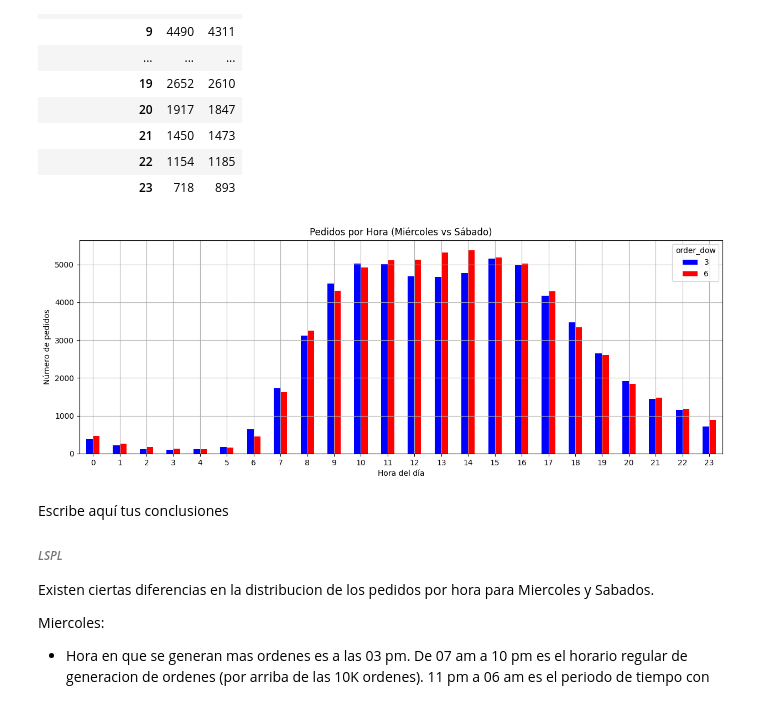
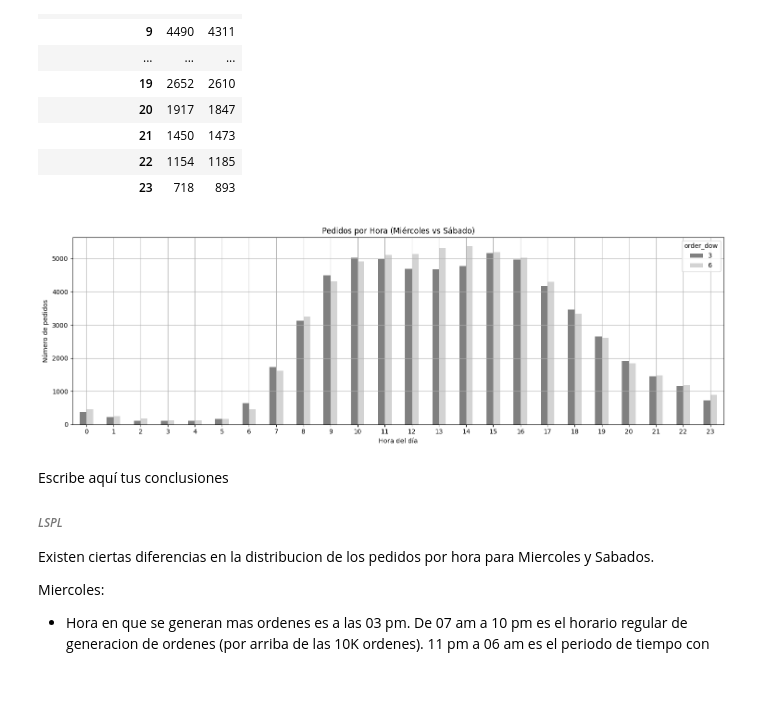
Before and after one commit to LuisPastranaLemus/Python-Github_VENV, a Jupyter notebook: TripleTen/Project_Sprint4/Project_Sprint4.ipynb, the cells around one changed output. Saved outputs shown, nothing was run; the diff lists cells and outputs as text; code cells hidden in the pictures.

```diff
--- a/TripleTen/Project_Sprint4/Project_Sprint4.ipynb
+++ b/TripleTen/Project_Sprint4/Project_Sprint4.ipynb
@@ -1130,16 +1205,16 @@ display(df_dy_hr.head(25).style.apply(zebra_rows, axis=1))
 # %%
 df_dy_hr.plot(kind='bar',
               title='Pedidos por Hora (Miércoles vs Sábado)',
               xlabel='Hora del día',
               ylabel='Número de pedidos',
               grid=True,
               rot=0,
               figsize=[15, 5],
-              color=['blue', 'red'])
-
+              color=['grey', 'lightgrey'])
+plt.tight_layout()
 plt.show()
 # %% [output]
-[figure, old version]
+[figure, new version]
 # %% [markdown]
 Escribe aquí tus conclusiones
 ###### _LSPL_
```
Also changed, not shown: parts of 59 cells of this notebook, 1 other file.
